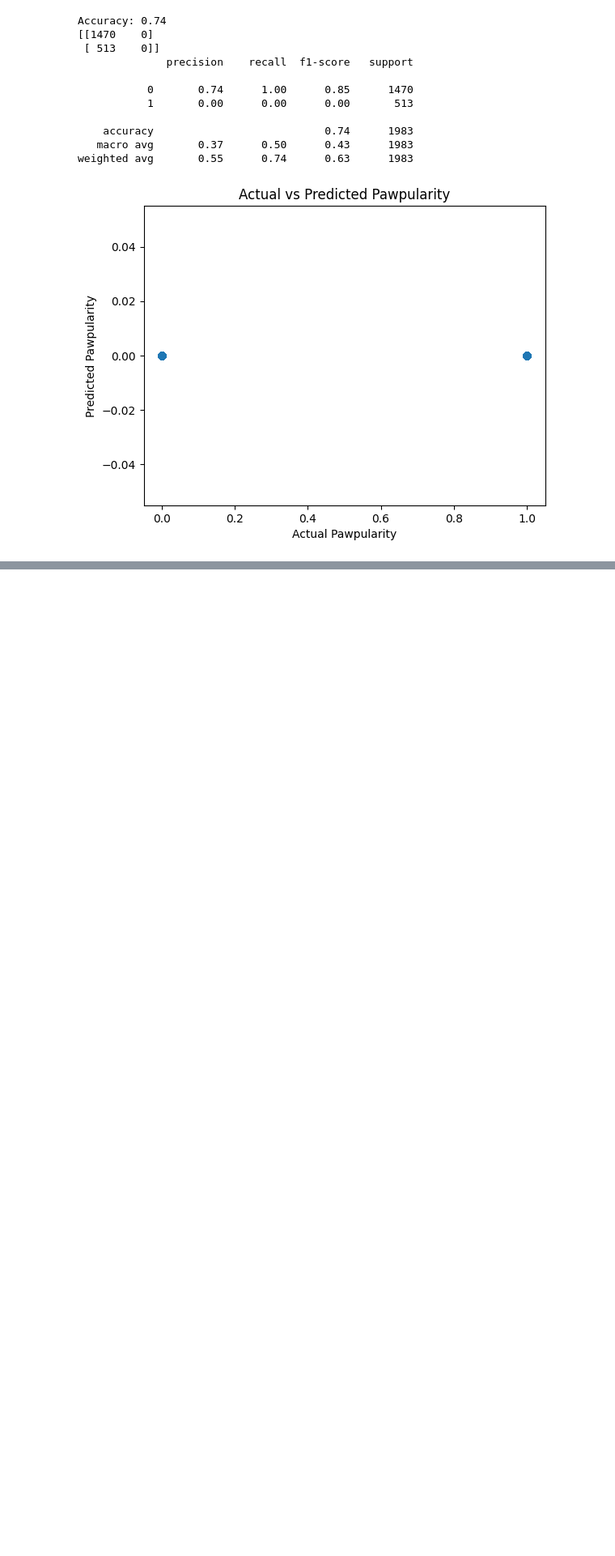
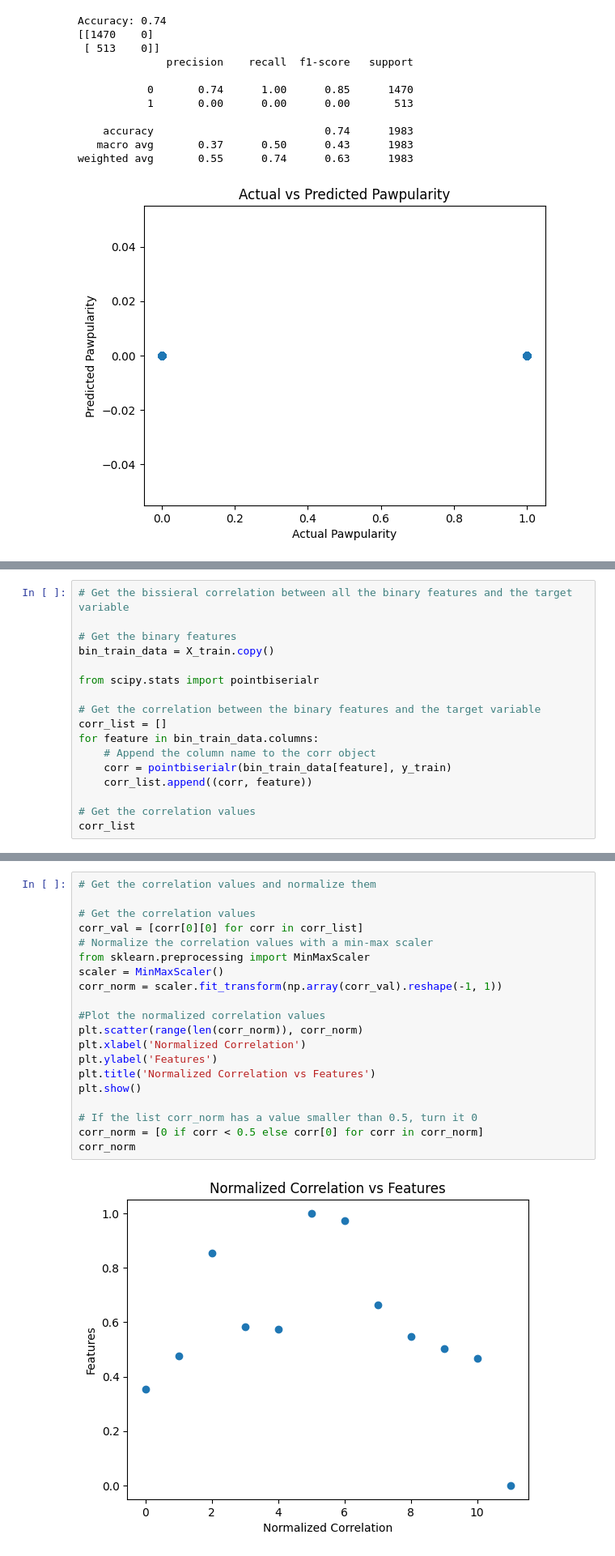
Before and after one commit to minesamaro/pawpularity-daco, a Jupyter notebook: data_processer.ipynb, the cells around one changed output, grey strips where cells are left out. Shown at 81% size. Drawn from its saved outputs; the diff is of its cells as text; blank space fills up the shorter version.

```diff
--- a/data_processer.ipynb
+++ b/data_processer.ipynb
@@ -282,0 +398,17 @@ weighted avg       0.55      0.74      0.63      1983
+# %%
+# Get the bissieral correlation between all the binary features and the target variable
+
+# Get the binary features
+bin_train_data = X_train.copy()
+
+from scipy.stats import pointbiserialr
+
+# Get the correlation between the binary features and the target variable
+corr_list = []
+for feature in bin_train_data.columns:
+    # Append the column name to the corr object
+    corr = pointbiserialr(bin_train_data[feature], y_train)
+    corr_list.append((corr, feature))
+
+# Get the correlation values
+corr_list
@@ -282,0 +465,22 @@ weighted avg       0.55      0.74      0.63      1983
+# %%
+# Get the correlation values and normalize them
+
+# Get the correlation values
+corr_val = [corr[0][0] for corr in corr_list]
+# Normalize the correlation values with a min-max scaler
+from sklearn.preprocessing import MinMaxScaler
+scaler = MinMaxScaler()
+corr_norm = scaler.fit_transform(np.array(corr_val).reshape(-1, 1))
+
+#Plot the normalized correlation values
+plt.scatter(range(len(corr_norm)), corr_norm)
+plt.xlabel('Normalized Correlation')
+plt.ylabel('Features')
+plt.title('Normalized Correlation vs Features')
+plt.show()
+
+# If the list corr_norm has a value smaller than 0.5, turn it 0
+corr_norm = [0 if corr < 0.5 else corr[0] for corr in corr_norm]
+corr_norm
+# %% [output]
+[figure, added]
```
Also changed, not shown: parts of 18 cells of this notebook.
